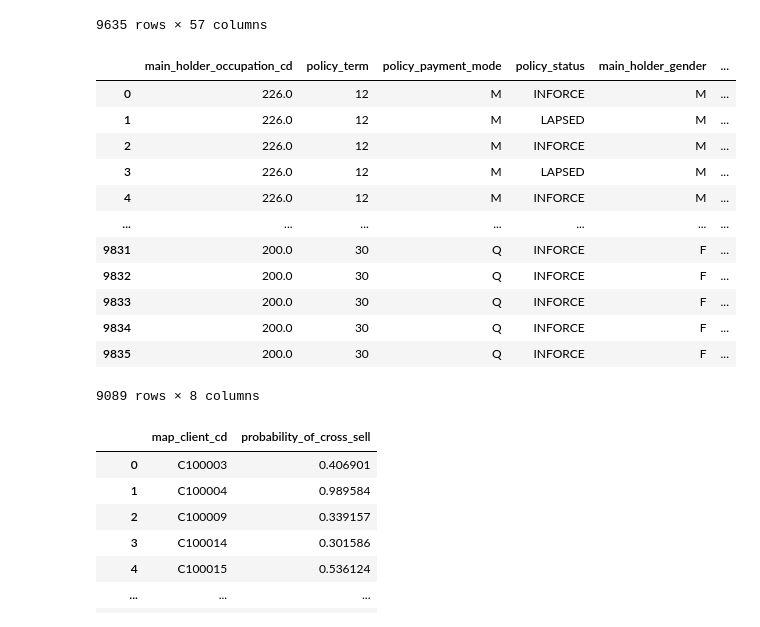
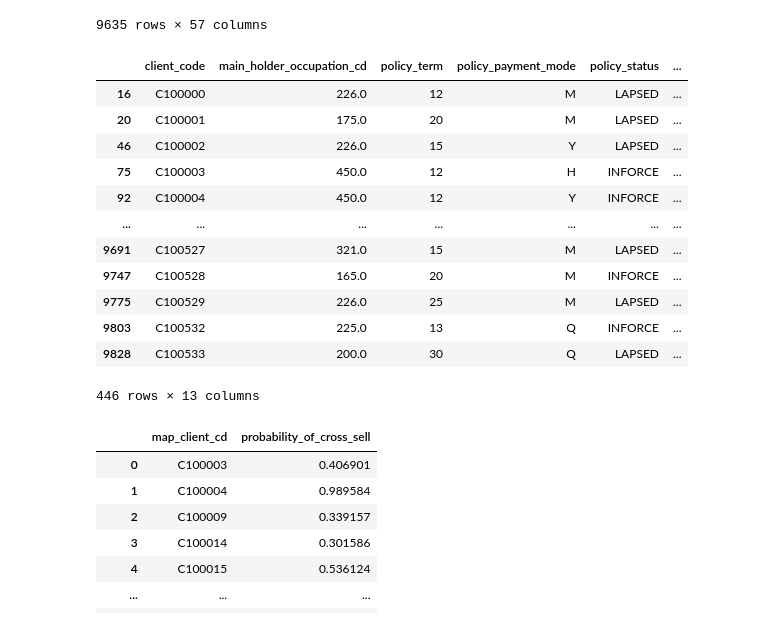
Before and after one commit to harinduravin/Data-Storm-V2-Final, a Jupyter notebook: data-processing.ipynb, the cells around one changed output. Cells and saved outputs as stored; diff of their text form; code cells hidden in the pictures.

```diff
--- a/data-processing.ipynb
+++ b/data-processing.ipynb
@@ -59,48 +59,49 @@ valid_policy_data
 9635 rows × 57 columns
 # %%
 # Useful Columns
-columns = ["main_holder_occupation_cd", "policy_term", "policy_payment_mode", "policy_status", "main_holder_gender", "main_holder_entry_age", "policy_snapshot_as_on" ,"main_holder_smoker_flag", "total_sum_assuared", "payment_method", "agent_code" ]
+columns = ["client_code", "main_holder_occupation_cd", "policy_term", "policy_payment_mode", "policy_status", "main_holder_gender", "main_holder_entry_age", "policy_snapshot_as_on" ,"main_holder_smoker_flag", "total_sum_assuared", "payment_method", "agent_code" ]
 # %%
 # Return cross sell status for each month
 def is_cross_sell(no_of_policies):
     cross_sell = [];
 
     for k in range(len(no_of_policies)):
         n = 6
         if(k + n) >= len(no_of_policies) :
             n = len(no_of_policies) - k -1
         if(no_of_policies[k + n] > no_of_policies[k]):
             cross_sell.append(True)
         else:
             cross_sell.append(False)
     return cross_sell
 
 new_data_set = pd.DataFrame(columns= columns + ["cross_sell"])
+test_data = pd.DataFrame(columns= columns + ["cross_sell"])
 
 for client_name, client_data in valid_policy_data.groupby(["client_code"]):
     no_of_policies = client_data["policy_snapshot_as_on"].value_counts().sort_index()
 
     # Get only one data row for each month
     df = client_data.drop_duplicates("policy_snapshot_as_on", keep='last')
     df = df.filter(columns)
     df["cross_sell"] = is_cross_sell(list(no_of_policies))
 
     new_data_set = new_data_set.append(df)
 
+    test_data = test_data.append(df[df["policy_snapshot_as_on"] == 20200701])
 
-    client_data
-new_data_set
+test_data
 # %% [output]
-|  | main_holder_occupation_cd | policy_term | policy_payment_mode | policy_status | main_holder_gender | ... |
-| 0 | 226.0 | 12 | M | INFORCE | M | ... |
-| 1 | 226.0 | 12 | M | LAPSED | M | ... |
-| 2 | 226.0 | 12 | M | INFORCE | M | ... |
-| 3 | 226.0 | 12 | M | LAPSED | M | ... |
-| 4 | 226.0 | 12 | M | INFORCE | M | ... |
+|  | client_code | main_holder_occupation_cd | policy_term | policy_payment_mode | policy_status | ... |
+| 16 | C100000 | 226.0 | 12 | M | LAPSED | ... |
+| 20 | C100001 | 175.0 | 20 | M | LAPSED | ... |
+| 46 | C100002 | 226.0 | 15 | Y | LAPSED | ... |
+| 75 | C100003 | 450.0 | 12 | H | INFORCE | ... |
+| 92 | C100004 | 450.0 | 12 | Y | INFORCE | ... |
 | ... | ... | ... | ... | ... | ... | ... |
-| 9831 | 200.0 | 30 | Q | INFORCE | F | ... |
-| 9832 | 200.0 | 30 | Q | INFORCE | F | ... |
-| 9833 | 200.0 | 30 | Q | INFORCE | F | ... |
-| 9834 | 200.0 | 30 | Q | INFORCE | F | ... |
-| 9835 | 200.0 | 30 | Q | INFORCE | F | ... |
+| 9691 | C100527 | 321.0 | 15 | M | LAPSED | ... |
+| 9747 | C100528 | 165.0 | 20 | M | INFORCE | ... |
+| 9775 | C100529 | 226.0 | 25 | M | LAPSED | ... |
+| 9803 | C100532 | 225.0 | 13 | Q | INFORCE | ... |
+| 9828 | C100533 | 200.0 | 30 | Q | LAPSED | ... |
-9089 rows × 8 columns
+446 rows × 13 columns
```
Also changed, not shown: parts of 2 cells of this notebook, 2 other files.
